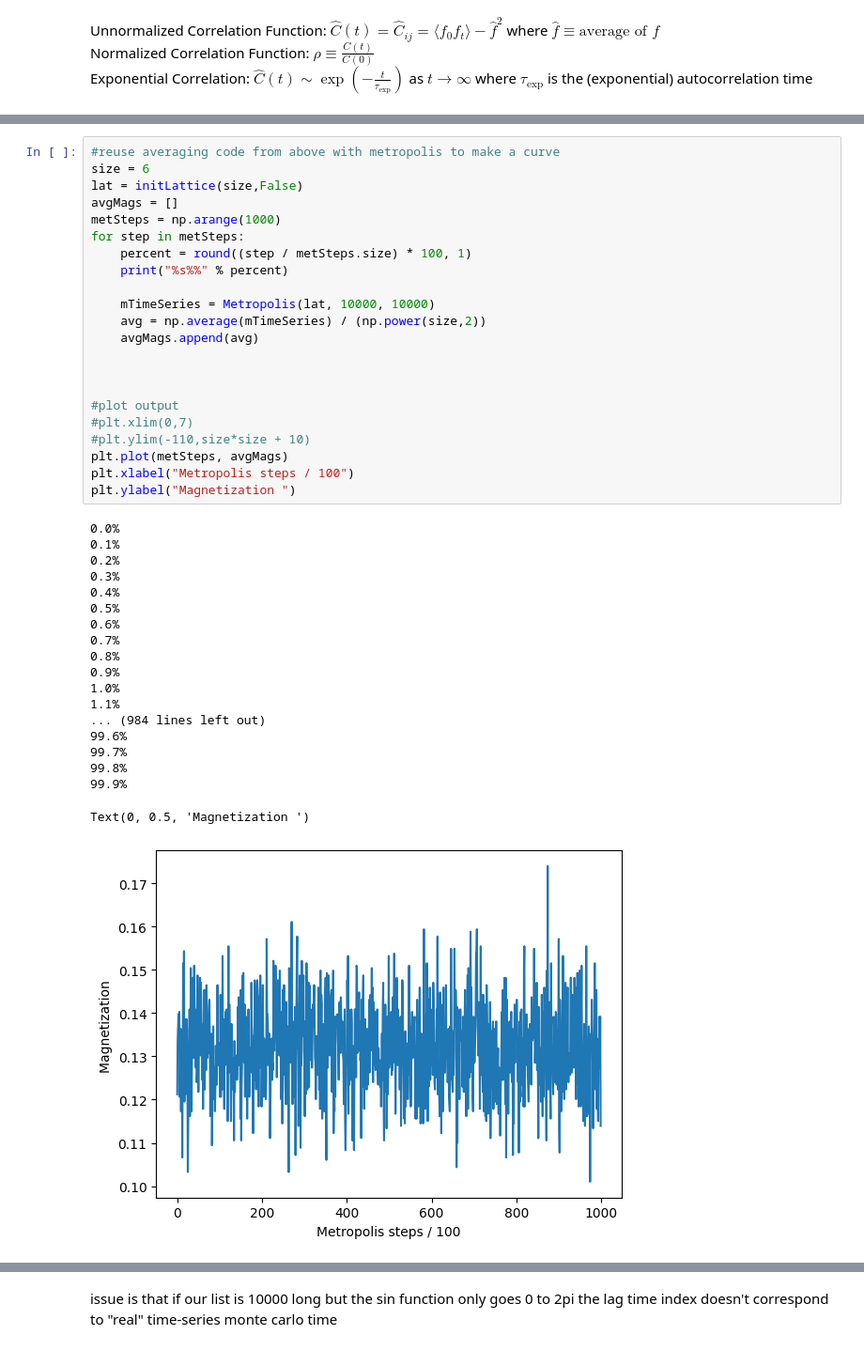
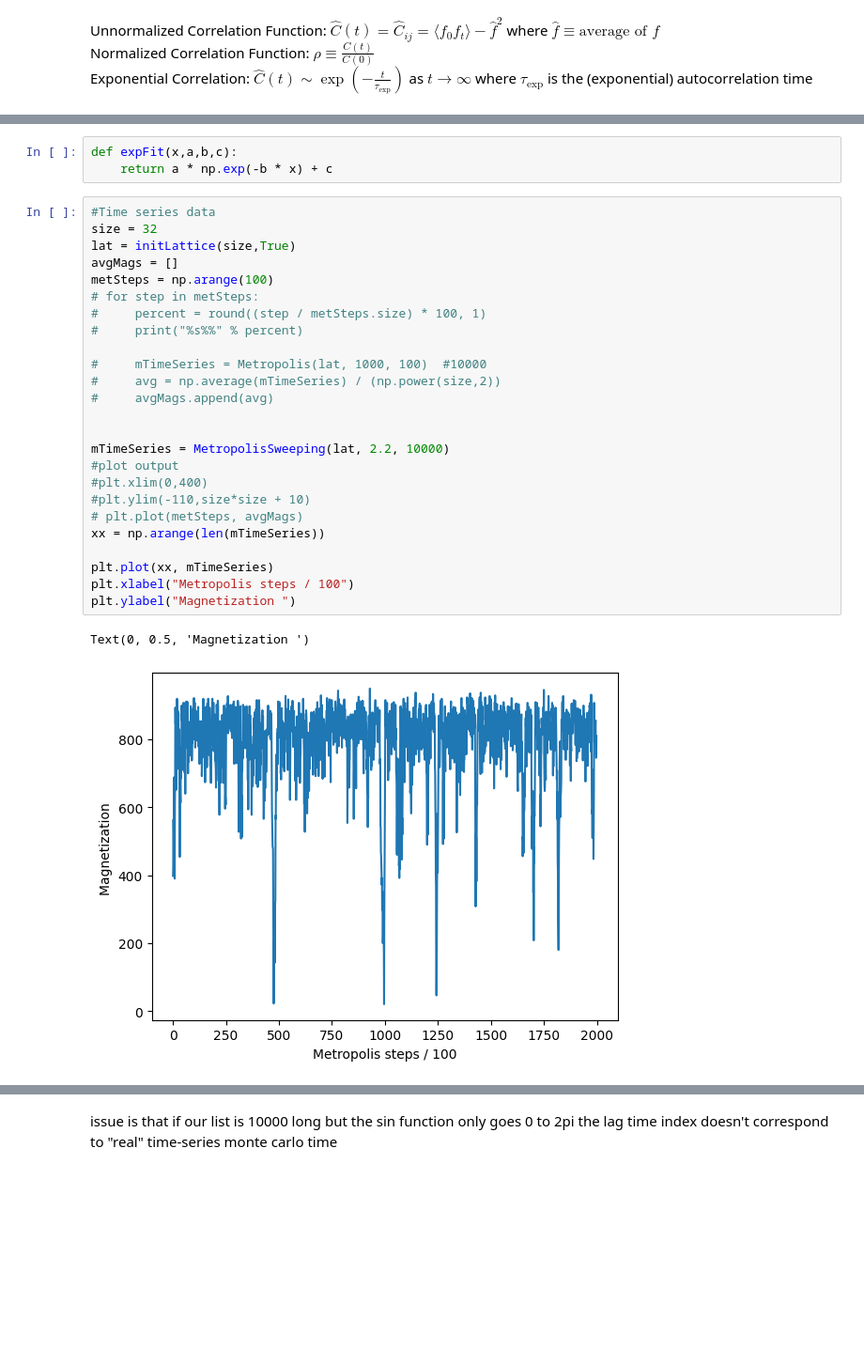
Before and after one commit to noahchanoah/thesis, a Jupyter notebook: Fising.ipynb, the cells around one changed output, grey strips where cells are left out. Shown at 94% size. Drawn from its saved outputs; the diff is of its cells as text; blank space fills up the shorter version.

```diff
--- a/Fising.ipynb
+++ b/Fising.ipynb
@@ -822,42 +953,31 @@ Exponential Correlation: $\hat{C}(t) \sim \exp \left( -\frac{t}{\tau_{\exp}} \ri
+# %%
+def expFit(x,a,b,c):
+    return a * np.exp(-b * x) + c
 # %%
-#reuse averaging code from above with metropolis to make a curve
-size = 6
-lat = initLattice(size,False)
+#Time series data
+size = 32
+lat = initLattice(size,True)
 avgMags = []
-metSteps = np.arange(1000)
-for step in metSteps:
-    percent = round((step / metSteps.size) * 100, 1)
-    print("%s%%" % percent)
+metSteps = np.arange(100)
+# for step in metSteps:
+#     percent = round((step / metSteps.size) * 100, 1)
+#     print("%s%%" % percent)
 
-    mTimeSeries = Metropolis(lat, 10000, 10000)
-    avg = np.average(mTimeSeries) / (np.power(size,2))
-    avgMags.append(avg)
+#     mTimeSeries = Metropolis(lat, 1000, 100)  #10000
+#     avg = np.average(mTimeSeries) / (np.power(size,2))
+#     avgMags.append(avg)
 
 
+mTimeSeries = MetropolisSweeping(lat, 2.2, 10000)
+#plot output
+#plt.xlim(0,400)
+#plt.ylim(-110,size*size + 10)
+# plt.plot(metSteps, avgMags)
+xx = np.arange(len(mTimeSeries))
 
-#plot output
-#plt.xlim(0,7)
-#plt.ylim(-110,size*size + 10)
-plt.plot(metSteps, avgMags)
+plt.plot(xx, mTimeSeries)
 plt.xlabel("Metropolis steps / 100")
 plt.ylabel("Magnetization ")
 # %% [output]
-0.0%
-0.1%
-0.2%
-0.3%
-0.4%
-0.5%
-0.6%
-0.7%
-0.8%
-0.9%
-1.0%
-1.1%
-... (984 lines left out)
-99.6%
-99.7%
-99.8%
-99.9%
+Text(0, 0.5, 'Magnetization ')
-Text(0, 0.5, 'Magnetization ')
-[figure, old version]
+[figure, new version]
```
Also changed, not shown: parts of 16 cells of this notebook.
